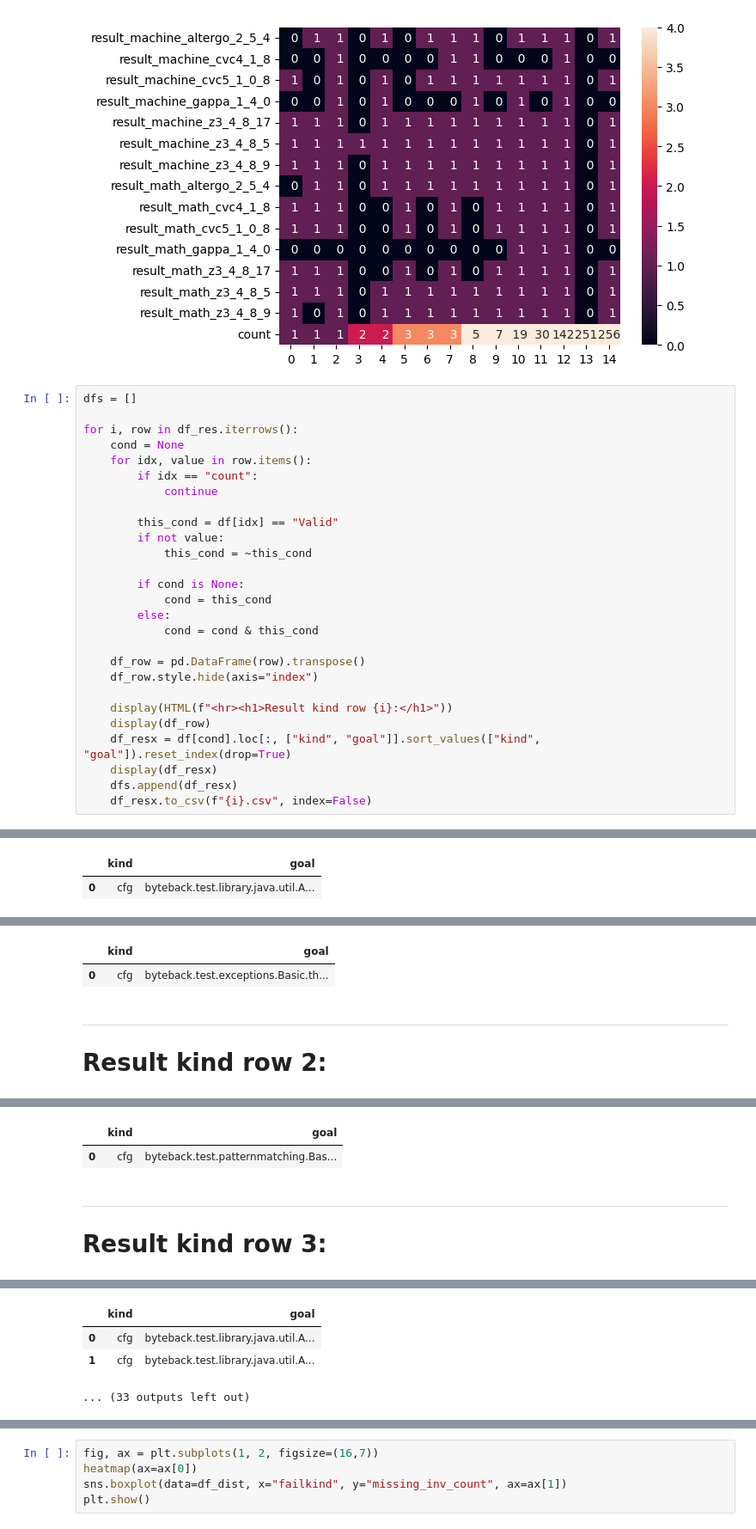
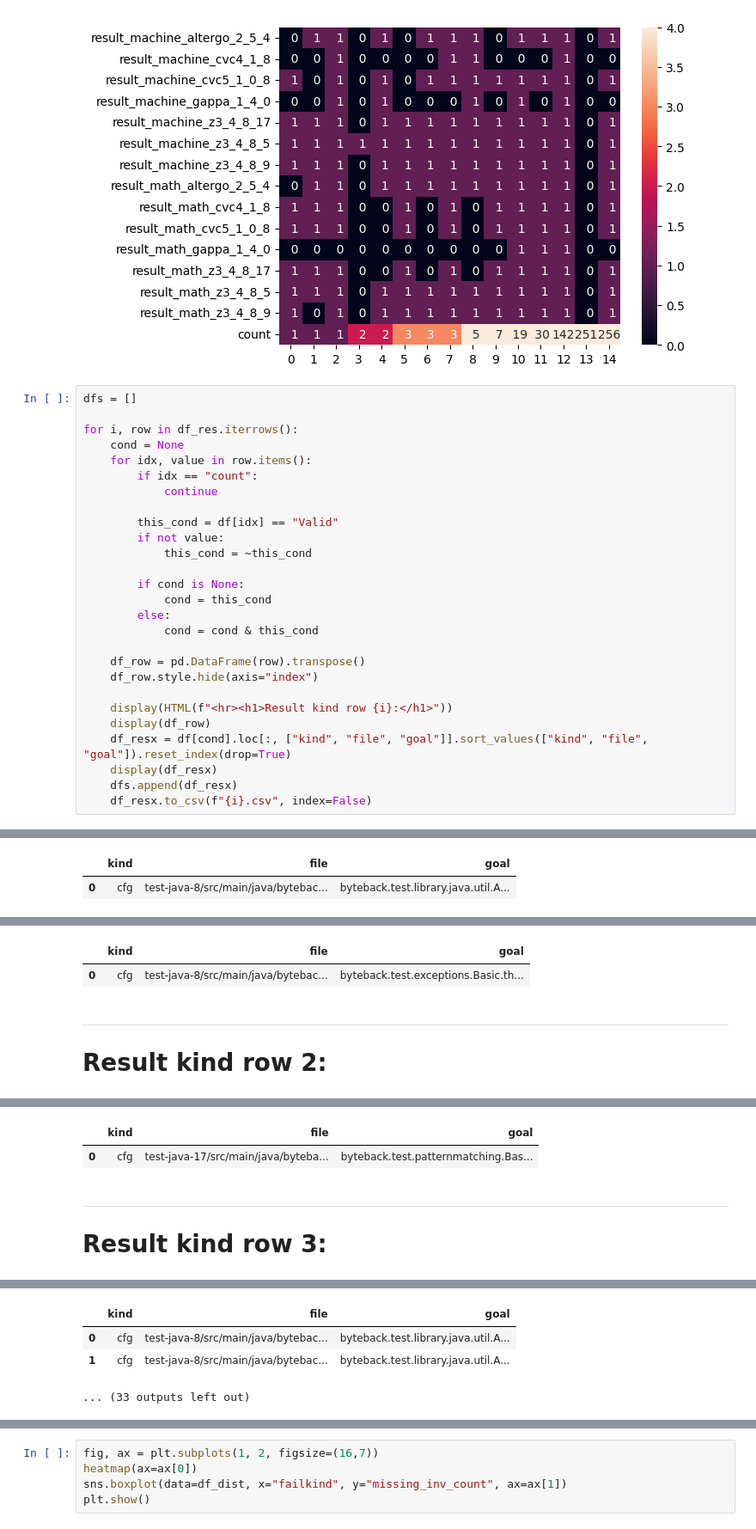
Before and after one commit to maggicl/WhyBack, a Jupyter notebook: byteback-test/data/results.ipynb, the cells around one changed output, grey strips where cells are left out. Shown at 86% size. Cells and saved outputs as stored; diff of their text form.

```diff
--- a/byteback-test/data/results.ipynb
+++ b/byteback-test/data/results.ipynb
@@ -123,42 +105,42 @@ for i, row in df_res.iterrows():
         this_cond = df[idx] == "Valid"
         if not value:
             this_cond = ~this_cond
 
         if cond is None:
             cond = this_cond
         else:
             cond = cond & this_cond
 
     df_row = pd.DataFrame(row).transpose()
     df_row.style.hide(axis="index")
 
     display(HTML(f"<hr><h1>Result kind row {i}:</h1>"))
     display(df_row)
-    df_resx = df[cond].loc[:, ["kind", "goal"]].sort_values(["kind", "goal"]).reset_index(drop=True)
+    df_resx = df[cond].loc[:, ["kind", "file", "goal"]].sort_values(["kind", "file", "goal"]).reset_index(drop=True)
     display(df_resx)
     dfs.append(df_resx)
     df_resx.to_csv(f"{i}.csv", index=False)
 # %% [output]
 Result kind row 0:
 |  | result_machine_altergo_2_5_4 | result_machine_cvc4_1_8 | result_machine_cvc5_1_0_8 | result_machine_gappa_1_4_0 | ... |
 | 0 | 0 | 0 | 1 | 0 | ... |
-|  | kind | goal |
-| 0 | cfg | byteback.test.library.java.util.A... |
+|  | kind | file | goal |
+| 0 | cfg | test-java-8/src/main/java/bytebac... | byteback.test.library.java.util.A... |
 Result kind row 1:
 |  | result_machine_altergo_2_5_4 | result_machine_cvc4_1_8 | result_machine_cvc5_1_0_8 | result_machine_gappa_1_4_0 | ... |
 | 1 | 1 | 0 | 0 | 0 | ... |
-|  | kind | goal |
-| 0 | cfg | byteback.test.exceptions.Basic.th... |
+|  | kind | file | goal |
+| 0 | cfg | test-java-8/src/main/java/bytebac... | byteback.test.exceptions.Basic.th... |
 Result kind row 2:
 |  | result_machine_altergo_2_5_4 | result_machine_cvc4_1_8 | result_machine_cvc5_1_0_8 | result_machine_gappa_1_4_0 | ... |
 | 2 | 1 | 1 | 1 | 1 | ... |
-|  | kind | goal |
-| 0 | cfg | byteback.test.patternmatching.Bas... |
+|  | kind | file | goal |
+| 0 | cfg | test-java-17/src/main/java/byteba... | byteback.test.patternmatching.Bas... |
 Result kind row 3:
 |  | result_machine_altergo_2_5_4 | result_machine_cvc4_1_8 | result_machine_cvc5_1_0_8 | result_machine_gappa_1_4_0 | ... |
 | 3 | 0 | 0 | 0 | 0 | ... |
-|  | kind | goal |
-| 0 | cfg | byteback.test.library.java.util.A... |
-| 1 | cfg | byteback.test.library.java.util.A... |
+|  | kind | file | goal |
+| 0 | cfg | test-java-8/src/main/java/bytebac... | byteback.test.library.java.util.A... |
+| 1 | cfg | test-java-8/src/main/java/bytebac... | byteback.test.library.java.util.A... |
 ... (33 outputs left out)
 # %%
```
Also changed, not shown: parts of 5 cells of this notebook, 17 other files.
